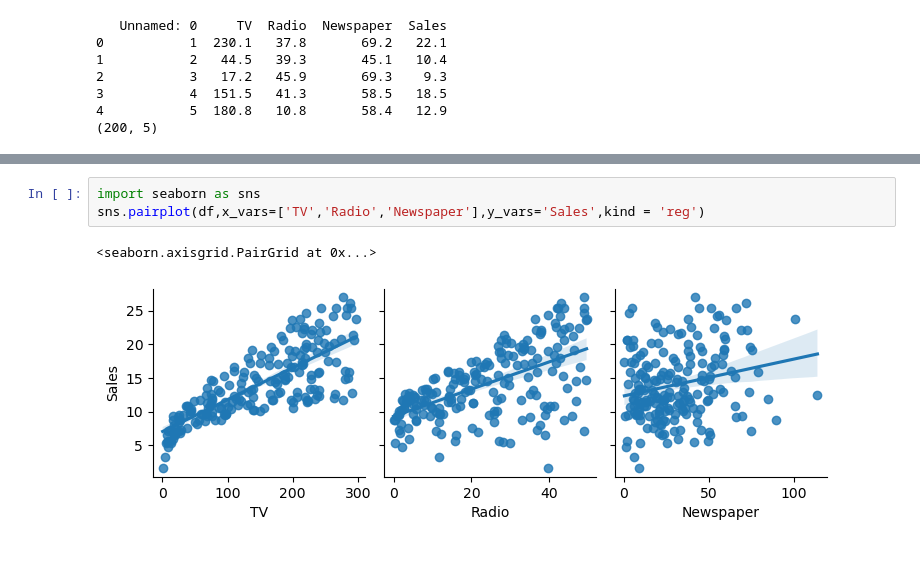
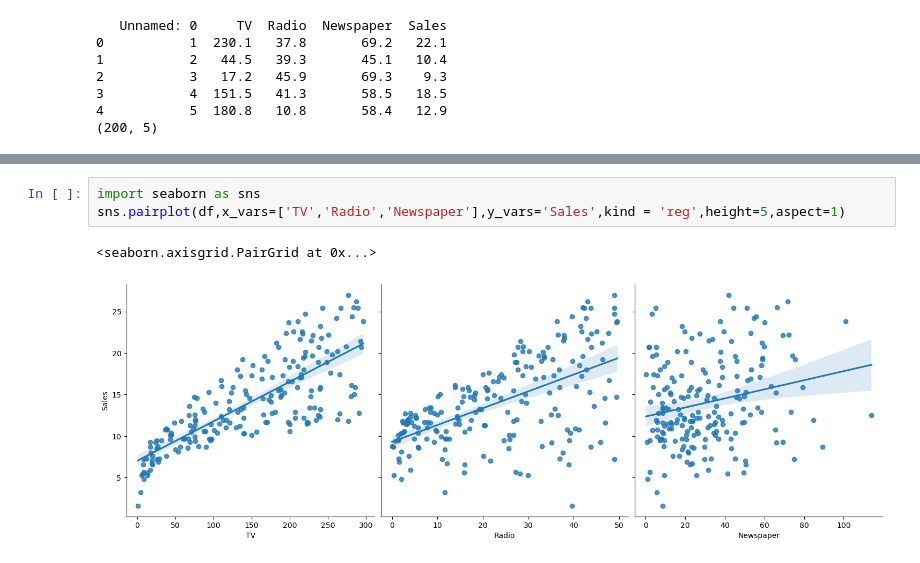
Before and after one commit to AVKavan/ML_Lab_6thSem, a Jupyter notebook: Part-B/2B-Multiple_Linear_Reg.ipynb, the cells around one changed output, grey strips where cells are left out. Cells and saved outputs as stored; diff of their text form.

Commit message:
adding graphs to part b1 and b2 programs

```diff
--- a/Part-B/2B-Multiple_Linear_Reg.ipynb
+++ b/Part-B/2B-Multiple_Linear_Reg.ipynb
@@ -44,6 +44,6 @@ MSE =  4.331831473868791
 # %%
 import seaborn as sns
-sns.pairplot(df,x_vars=['TV','Radio','Newspaper'],y_vars='Sales',kind = 'reg')
+sns.pairplot(df,x_vars=['TV','Radio','Newspaper'],y_vars='Sales',kind = 'reg',height=5,aspect=1)
 # %% [output]
 <seaborn.axisgrid.PairGrid at 0x...>
-[figure, old version]
+[figure, new version]
```
Also changed, not shown: parts of 2 cells of this notebook, 1 other file.
